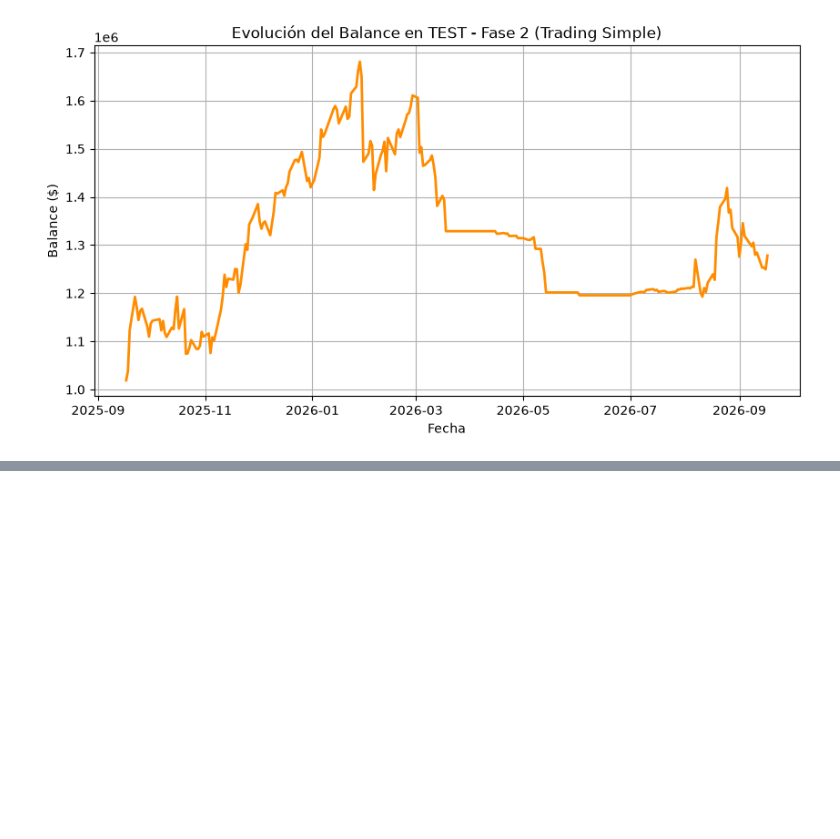
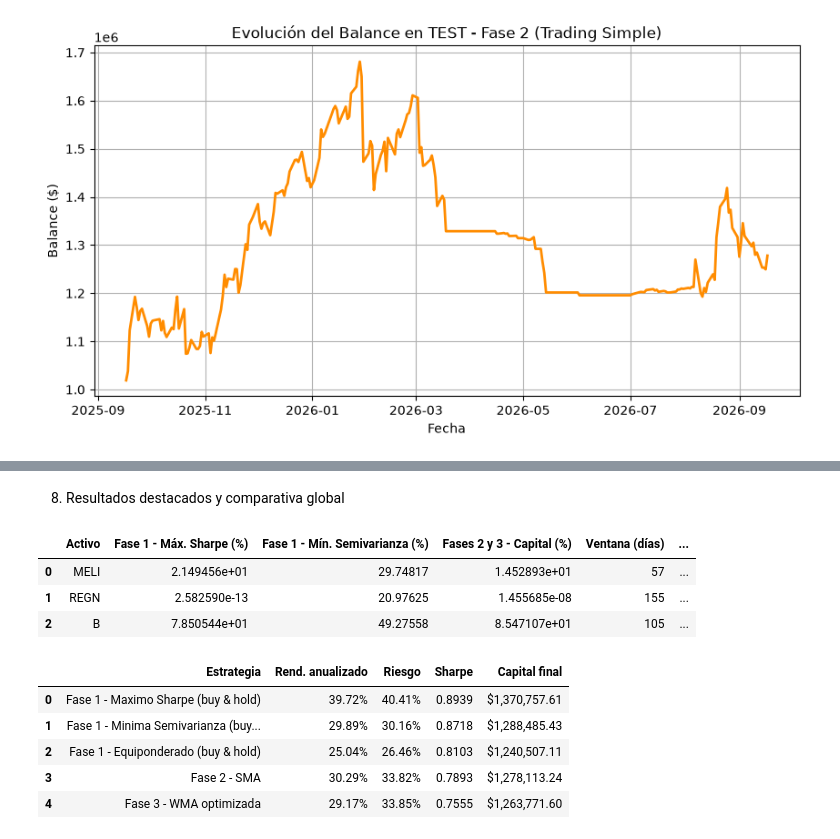
Before and after one commit to DayanniGodoy/MIA, a Jupyter notebook: proyecto_1.ipynb, the cells around one changed output, grey strips where cells are left out. Cells and saved outputs as stored; diff of their text form; code cells hidden in the pictures; blank space fills up the shorter version.

```diff
--- a/proyecto_1.ipynb
+++ b/proyecto_1.ipynb
@@ -1240,0 +1732,58 @@ plt.show()
+# %% [markdown]
+8. Resultados destacados y comparativa global
+# %%
+# ====================================================================
+# RESULTADOS DESTACADOS: MEDIA MÓVIL Y PONDERACIONES DE AMBOS PORTAFOLIOS
+# ====================================================================
+resumen_final = pd.DataFrame({
+    "Activo": tickers,
+    "Fase 1 - Máx. Sharpe (%)": weights_sharpe * 100,
+    "Fase 1 - Mín. Semivarianza (%)": weights_semi * 100,
+    "Fases 2 y 3 - Capital (%)": pesos_optimos * 100,
+    "Ventana (días)": ventanas_optimas,
+    "Fase 2 - Tipo de media": "SMA (pesos iguales)",
+    "Fase 3 - Tipo de media": "WMA (pesos optimizados)",
+})
+display(resumen_final)
+
+# ====================================================================
+# COMPARATIVA GLOBAL EN TEST (inversión inicial de $1,000,000)
+# ====================================================================
+filas = []
+for _, fila in resultados.iterrows():
+    filas.append({
+        "Estrategia": "Fase 1 - " + fila["Estrategia"] + " (buy & hold)",
+        "Rend. anualizado": fila["Rendimiento anual"],
+        "Riesgo": fila["Volatilidad"],
+        "Sharpe": fila["Sharpe"],
+        "Capital final": fila["Capital Final"],
+    })
+
+for nombre, r in (("Fase 2 - SMA", retornos_test_f2),
+                  ("Fase 3 - WMA optimizada", retornos_test_wma)):
+    m = metricas(r)
+    filas.append({
+        "Estrategia": nombre,
+        "Rend. anualizado": m["Rendimiento anual"],
+        "Riesgo": m["Volatilidad"],
+        "Sharpe": m["Sharpe"],
+        "Capital final": capital * (1 + r).prod(),
+    })
+
+comparativa_global = pd.DataFrame(filas)
+comparativa_global["Rend. anualizado"] = (comparativa_global["Rend. anualizado"] * 100).map("{:.2f}%".format)
+comparativa_global["Riesgo"] = (comparativa_global["Riesgo"] * 100).map("{:.2f}%".format)
+comparativa_global["Sharpe"] = comparativa_global["Sharpe"].round(4)
+comparativa_global["Capital final"] = comparativa_global["Capital final"].map("${:,.2f}".format)
+display(comparativa_global)
+# %% [output]
+|  | Activo | Fase 1 - Máx. Sharpe (%) | Fase 1 - Mín. Semivarianza (%) | Fases 2 y 3 - Capital (%) | Ventana (días) | ... |
+| 0 | MELI | 2.149456e+01 | 29.74817 | 1.452893e+01 | 57 | ... |
+| 1 | REGN | 2.582590e-13 | 20.97625 | 1.455685e-08 | 155 | ... |
+| 2 | B | 7.850544e+01 | 49.27558 | 8.547107e+01 | 105 | ... |
+|  | Estrategia | Rend. anualizado | Riesgo | Sharpe | Capital final |
+| 0 | Fase 1 - Maximo Sharpe (buy & hold) | 39.72% | 40.41% | 0.8939 | $1,370,757.61 |
+| 1 | Fase 1 - Minima Semivarianza (buy... | 29.89% | 30.16% | 0.8718 | $1,288,485.43 |
+| 2 | Fase 1 - Equiponderado (buy & hold) | 25.04% | 26.46% | 0.8103 | $1,240,507.11 |
+| 3 | Fase 2 - SMA | 30.29% | 33.82% | 0.7893 | $1,278,113.24 |
+| 4 | Fase 3 - WMA optimizada | 29.17% | 33.85% | 0.7555 | $1,263,771.60 |
```
Also changed, not shown: parts of 17 cells of this notebook.
